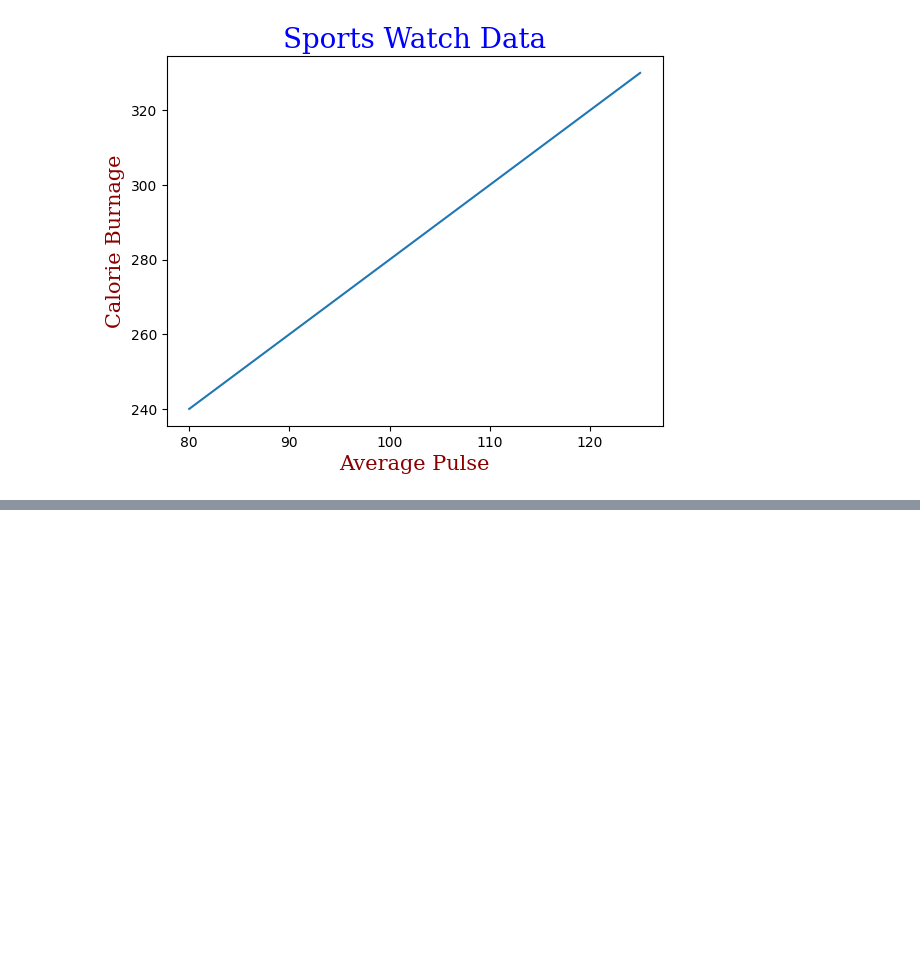
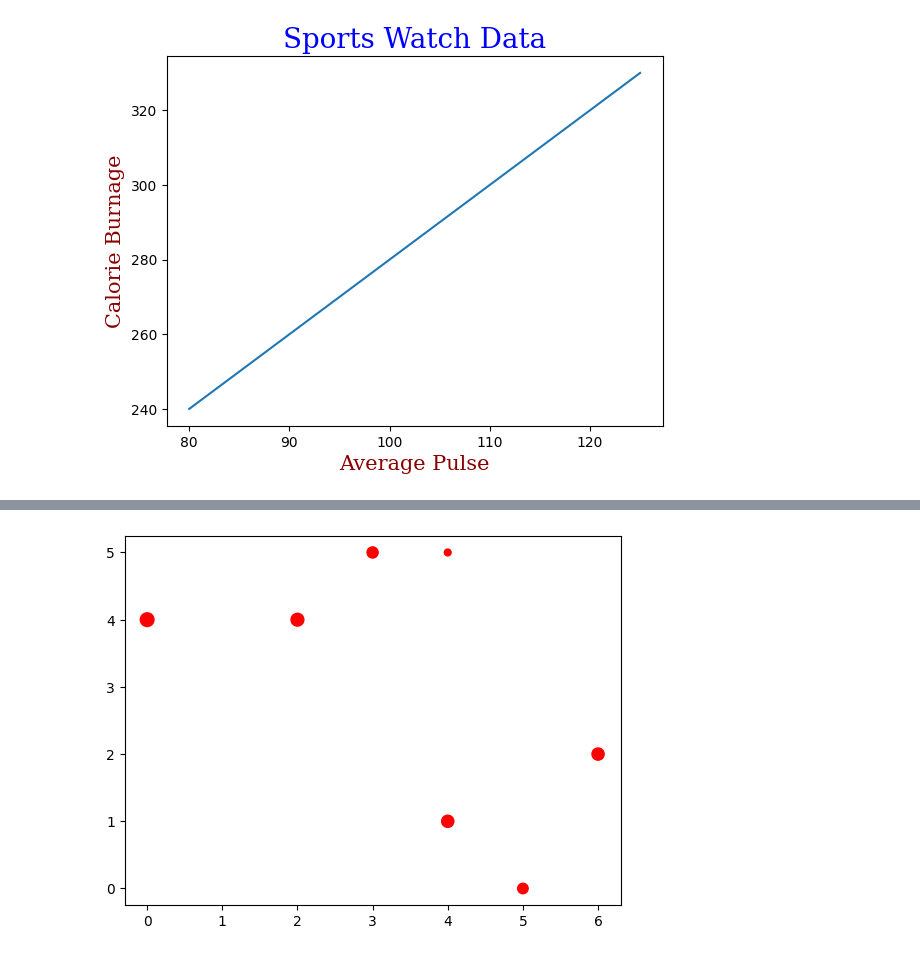
Before and after one commit to manusharansah/Python, a Jupyter notebook: Basics/matplotlib_basics.ipynb, the cells around one changed output, grey strips where cells are left out. Cells and saved outputs as stored; diff of their text form; code cells hidden in the pictures; blank space fills up the shorter version.

```diff
--- a/Basics/matplotlib_basics.ipynb
+++ b/Basics/matplotlib_basics.ipynb
@@ -145,0 +188,15 @@ plt.show()
+# %%
+# Scatter Plot in Matplotlib
+import matplotlib.pyplot as plt
+import numpy as np
+
+
+
+x = np.array([0,3,4,5,2,4,6])
+y = np.array([4,5,1,0,4,5,2])
+sizes = np.random.randint(100,size=7)
+
+plt.scatter(x,y,s = sizes, c= 'red', alpha = 1)
+plt.show()
+# %% [output]
+[figure, added]
```
Also changed, not shown: parts of 14 cells of this notebook.
